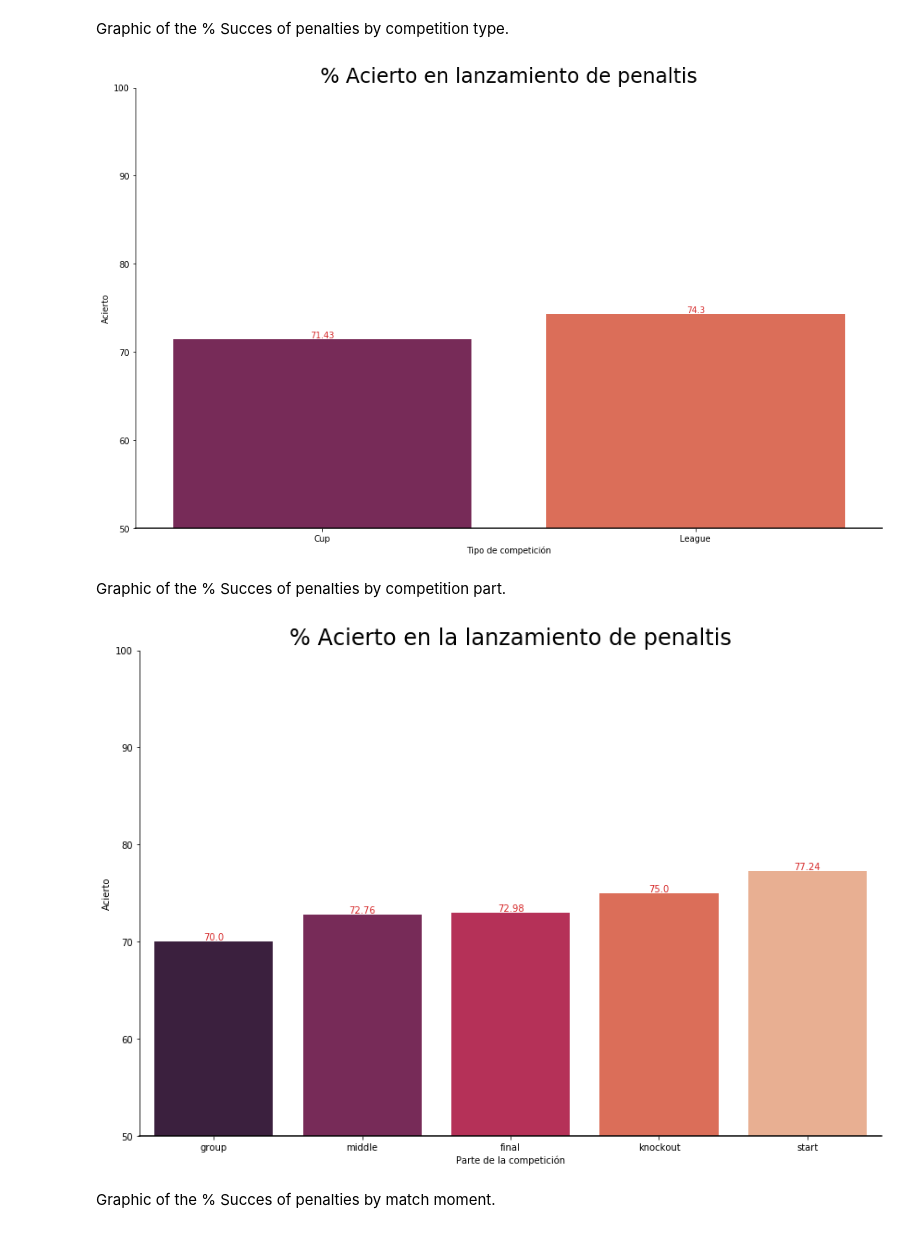
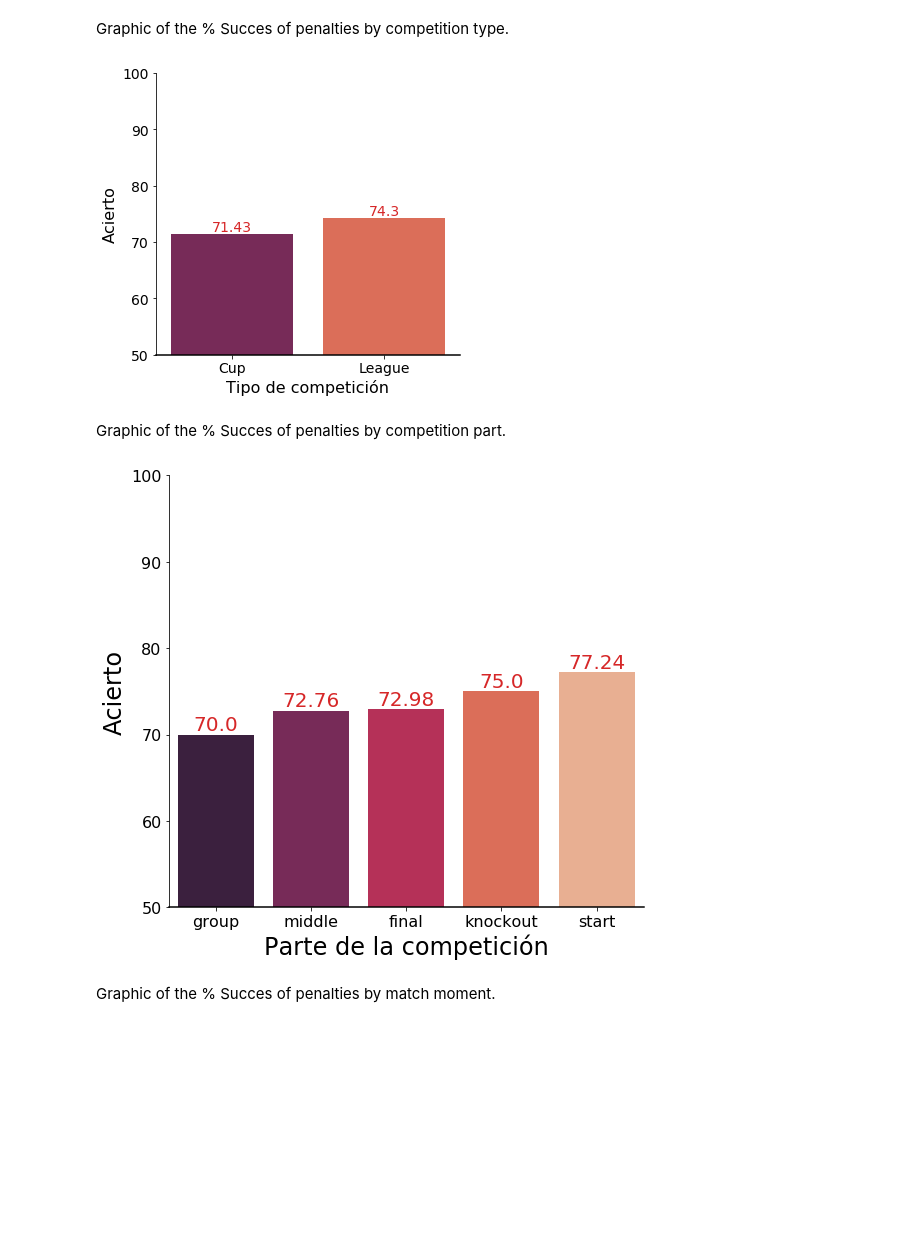
Before and after one commit to SergiRuizUNIR/TFG, a Jupyter notebook: 10_Resumen_&_Subdatatsets.ipynb, the cells around one changed output. Drawn from its saved outputs; the diff is of its cells as text; code cells hidden in the pictures; blank space fills up the shorter version.

```diff
--- a/10_Resumen_&_Subdatatsets.ipynb
+++ b/10_Resumen_&_Subdatatsets.ipynb
@@ -498,22 +745,22 @@ Graphic of the % Succes of penalties by competition type.
 # %%
 g = df_penalty.groupby('competition_type')[['goal']].mean()
 g = g.sort_values(['goal']).reset_index()
 g['goal'] = round(g.goal,4)*100
 ax = sns.barplot(x="competition_type", y="goal", palette="rocket", data=g, ci=None)
 ax.set(ylim=(50, 100))
 ax.axhline(50, color="k", clip_on=False)
-ax.set_title("% Acierto en lanzamiento de penaltis", size=24)
-ax.set_ylabel("Acierto")
-ax.set_xlabel("Tipo de competición")
+ax.set_ylabel("Acierto", size=16)
+ax.set_xlabel("Tipo de competición", size=16)
 ax.set_xticklabels(g.competition_type)
 for i, v in enumerate(g["goal"].iteritems()):
-    ax.text(i ,v[1], "{:,}".format(v[1]), color='tab:red', va ='bottom', ha ='center')
+    ax.text(i ,v[1], "{:,}".format(v[1]), color='tab:red', va ='bottom', ha ='center', size=14)
 sns.despine(bottom=True)
 plt.tight_layout(h_pad=2)
+ax.tick_params(axis='both', which='major', labelsize=14)
 fig = plt.gcf()
-fig.set_size_inches(18, 10)
+fig.set_size_inches(5, 5)
 # %% [output]
-[figure, old version]
+[figure, new version]
 # %% [markdown]
 Graphic of the % Succes of penalties by competition part.
 # %%
@@ -523,18 +770,18 @@ g['goal'] = round(g.goal,4)*100
 ax = sns.barplot(x="competition_part", y="goal", palette="rocket", data=g, ci=None)
 ax.set(ylim=(50, 100))
 ax.axhline(50, color="k", clip_on=False)
-ax.set_title("% Acierto en la lanzamiento de penaltis", size=24)
-ax.set_ylabel("Acierto")
-ax.set_xlabel("Parte de la competición")
+ax.set_ylabel("Acierto", size = 24)
+ax.set_xlabel("Parte de la competición", size = 24)
 ax.set_xticklabels(g.competition_part)
 for i, v in enumerate(g["goal"].iteritems()):
-    ax.text(i ,v[1], "{:,}".format(v[1]), color='tab:red', va ='bottom', ha ='center')
+    ax.text(i ,v[1], "{:,}".format(v[1]), color='tab:red', va ='bottom', ha ='center', size = 20)
 sns.despine(bottom=True)
 plt.tight_layout(h_pad=2)
+ax.tick_params(axis='both', which='major', labelsize=16)
 fig = plt.gcf()
-fig.set_size_inches(18, 10)
+fig.set_size_inches(8, 8)
 # %% [output]
-[figure, old version]
+[figure, new version]
 # %% [markdown]
 Graphic of the % Succes of penalties by match moment.
 # %%
```
Also changed, not shown: parts of 39 cells of this notebook, 1 other file.
